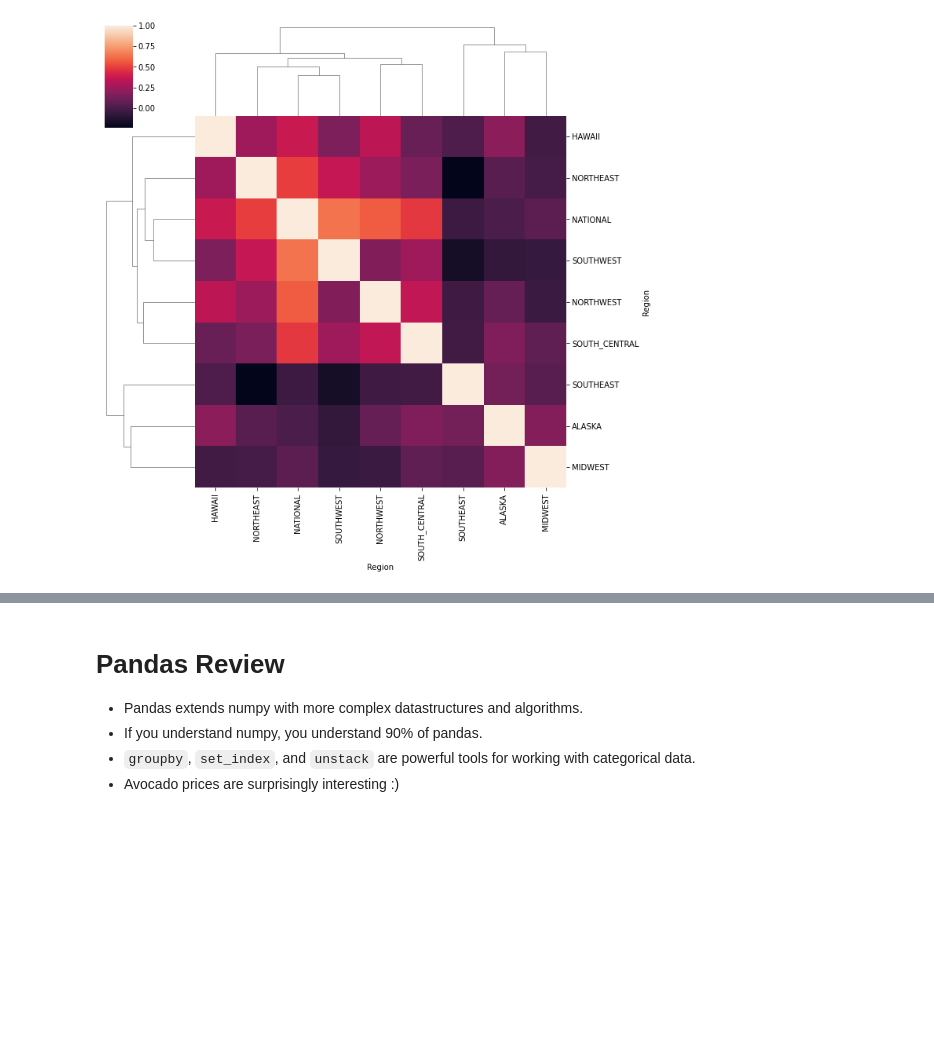
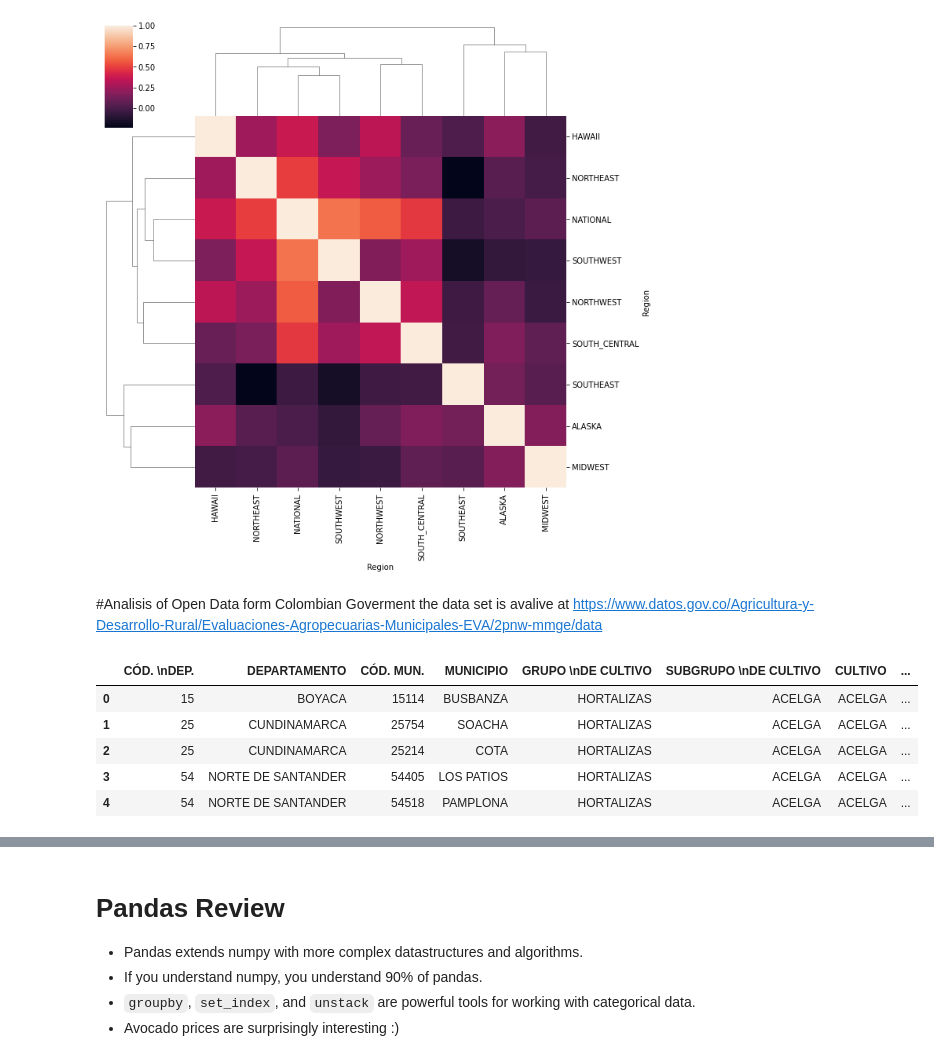
Before and after one commit to jahelsantiago/AlgorithmsUN2021I, a Jupyter notebook: lab2/jleonro_scottsanderson.ipynb, the cells around one changed output, grey strips where cells are left out. Cells and saved outputs as stored; diff of their text form; code cells hidden in the pictures; blank space fills up the shorter version.

```diff
--- a/lab2/jleonro_scottsanderson.ipynb
+++ b/lab2/jleonro_scottsanderson.ipynb
@@ -1645,3 +1645,19 @@ ax.set_xticklabels(ax.get_xticklabels(), rotation=45);
 # %% [output]
 [figure]
 [figure]
+# %% [markdown]
+#Analisis of Open Data form Colombian Goverment
+the data set is avalive at https://www.datos.gov.co/Agricultura-y-Desarrollo-Rural/Evaluaciones-Agropecuarias-Municipales-EVA/2pnw-mmge/data
+# %%
+#first read the data and review its content
+path = "/content/Evaluaciones_Agropecuarias_Municipales_EVA.csv"
+data = pd.read_csv(path)
+
+data.head()
+# %% [output]
+|  | CÓD. \nDEP. | DEPARTAMENTO | CÓD. MUN. | MUNICIPIO | GRUPO \nDE CULTIVO | SUBGRUPO \nDE CULTIVO | CULTIVO | ... |
+| 0 | 15 | BOYACA | 15114 | BUSBANZA | HORTALIZAS | ACELGA | ACELGA | ... |
+| 1 | 25 | CUNDINAMARCA | 25754 | SOACHA | HORTALIZAS | ACELGA | ACELGA | ... |
+| 2 | 25 | CUNDINAMARCA | 25214 | COTA | HORTALIZAS | ACELGA | ACELGA | ... |
+| 3 | 54 | NORTE DE SANTANDER | 54405 | LOS PATIOS | HORTALIZAS | ACELGA | ACELGA | ... |
+| 4 | 54 | NORTE DE SANTANDER | 54518 | PAMPLONA | HORTALIZAS | ACELGA | ACELGA | ... |
```
Also changed, not shown: parts of 6 cells of this notebook.
